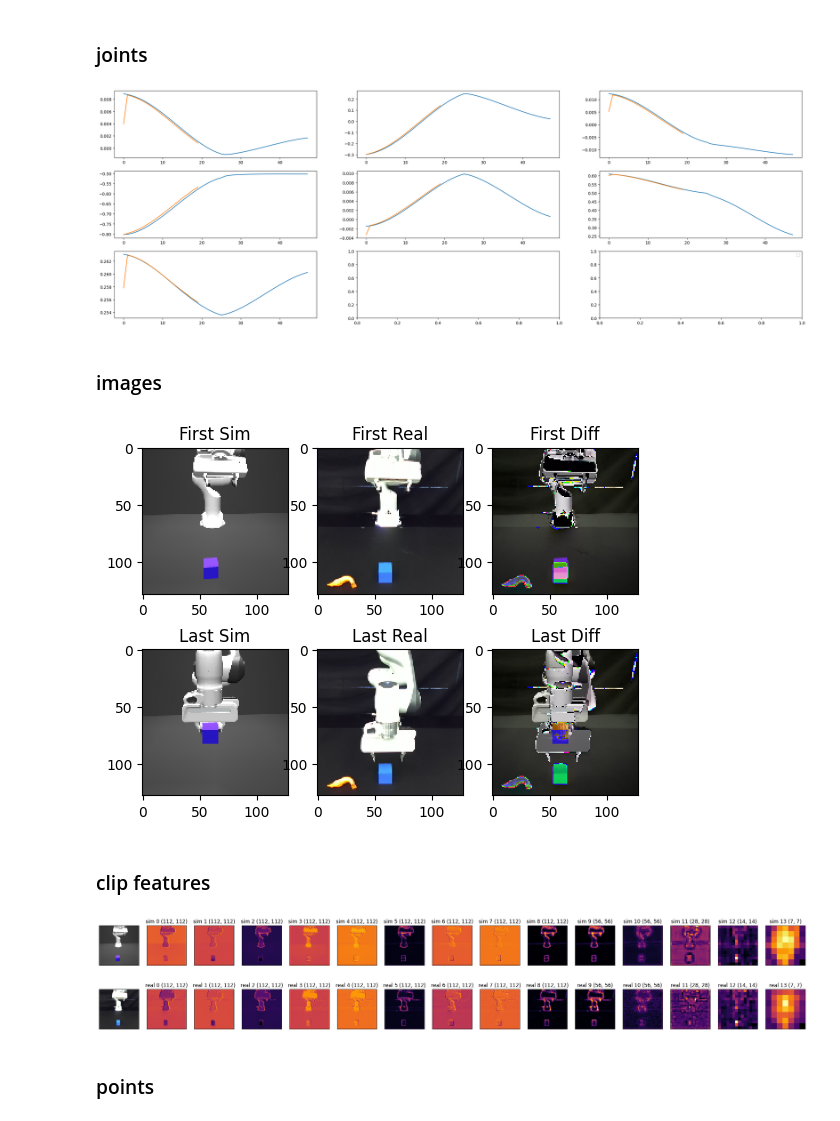
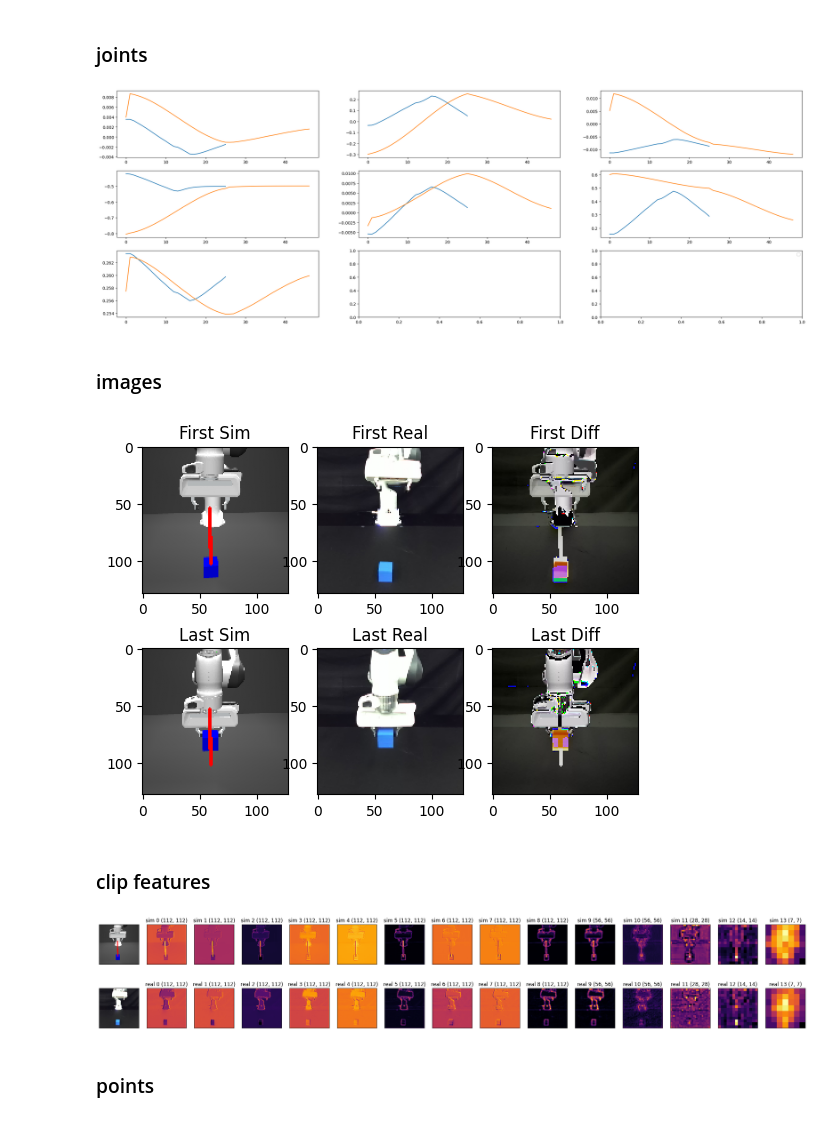
Before and after one commit to peek-robot/threedda, a Jupyter notebook: load_data.ipynb, the cells around one changed output. Drawn from its saved outputs; the diff is of its cells as text; code cells hidden in the pictures.

```diff
--- a/load_data.ipynb
+++ b/load_data.ipynb
@@ -2,10 +2,10 @@
 import h5py
 
 # f_sim = h5py.File("/home/memmelma/Projects/robotic/gifs_curobo/blue_cube_1_128_abs_joint_vis_aug.hdf5", "r", swmr=True)
-f_sim = h5py.File("/home/memmelma/Projects/robotic/gifs_curobo/blue_cube_1_128_abs_joint_no_vis_aug.hdf5", "r", swmr=True)
+f_sim = h5py.File("/home/memmelma/Projects/robotic/gifs_curobo/blue_cube_1000_fast_path_mask.hdf5", "r", swmr=True)
 data_sim = f_sim["data"]["demo_0"]
 
-f_real = h5py.File("/home/memmelma/Projects/robotic/debug.hdf5", "r", swmr=True)
+f_real = h5py.File("/home/memmelma/Projects/robotic/aligned_fixed.hdf5", "r", swmr=True)
 data_real = f_real["data"]["demo_0"]
 # %%
 from PIL import Image
@@ -24,36 +24,36 @@ for i in range(qpos_sim.shape[1]):
 plt.legend(["sim", "real"])
 plt.show()
 # %% [output]
-[figure, old version]
+[figure, new version]
 # %% [markdown]
 ### images
 # %%
-first_sim, last_sim = data_sim["obs"]["rgb"][0], data_sim["obs"]["rgb"][-1]
+first_sim, last_sim = data_sim["obs"]["path_rgb"][0], data_sim["obs"]["path_rgb"][-1]
 first_real, last_real = data_real["obs"]["rgb"][0].astype(np.uint8), data_real["obs"]["rgb"][-1].astype(np.uint8)
 first_diff = np.abs(first_sim - first_real)
 last_diff = np.abs(last_sim - last_real)
 
 plt.subplot(2, 3, 1)
 plt.imshow(first_sim / 255.)
 plt.title('First Sim')
 plt.subplot(2, 3, 2)
 plt.imshow(first_real / 255.)
 plt.title('First Real')
 plt.subplot(2, 3, 3)
 plt.imshow(first_diff / 255.)
 plt.title('First Diff')
 plt.subplot(2, 3, 4)
 plt.imshow(last_sim / 255.)
 plt.title('Last Sim')
 plt.subplot(2, 3, 5)
 plt.imshow(last_real / 255.)
 plt.title('Last Real')
 plt.subplot(2, 3, 6)
 plt.imshow(last_diff / 255.)
 plt.title('Last Diff')
 plt.show()
 # %% [output]
-[figure, old version]
+[figure, new version]
 # %% [markdown]
 ### clip features
 # %%
@@ -100,7 +100,7 @@ axs[1, 0].set_xticks([])
 axs[1, 0].set_yticks([])
 plt.show()
 # %% [output]
-[figure, old version]
+[figure, new version]
 # %% [markdown]
 ### points
 # %%
```
Also changed, not shown: parts of 2 cells of this notebook, 6 other files.
